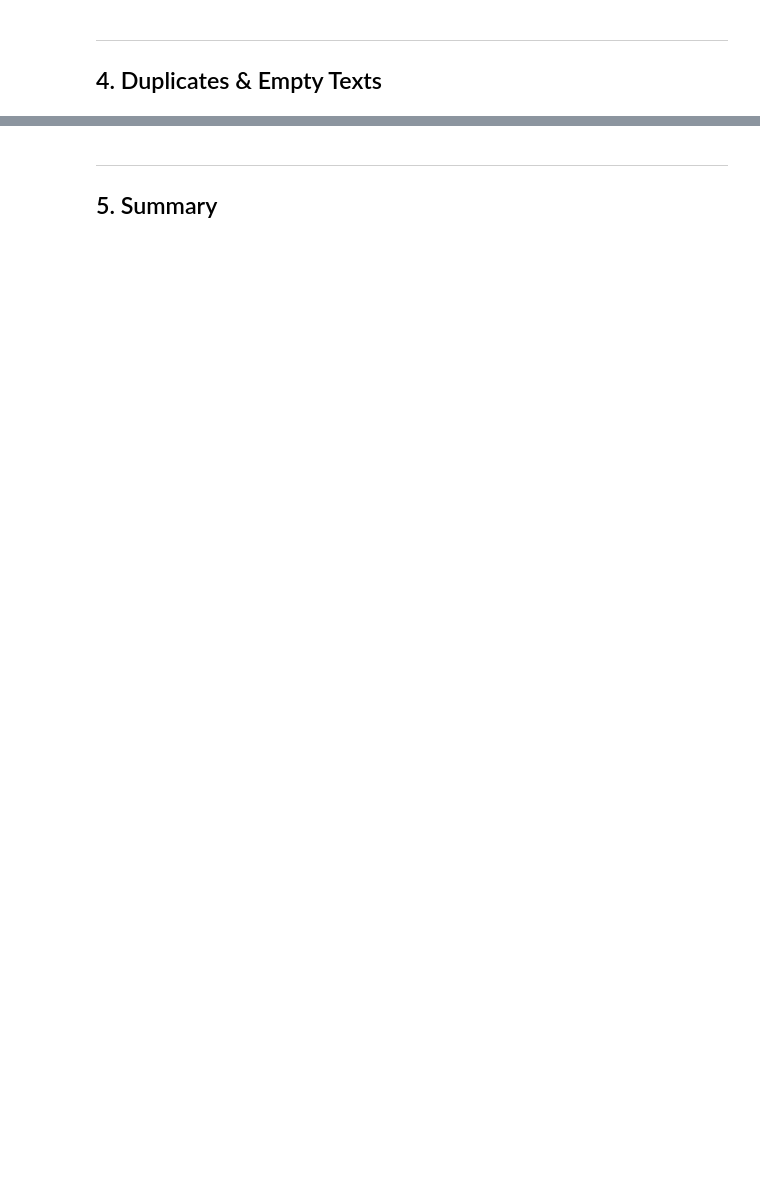
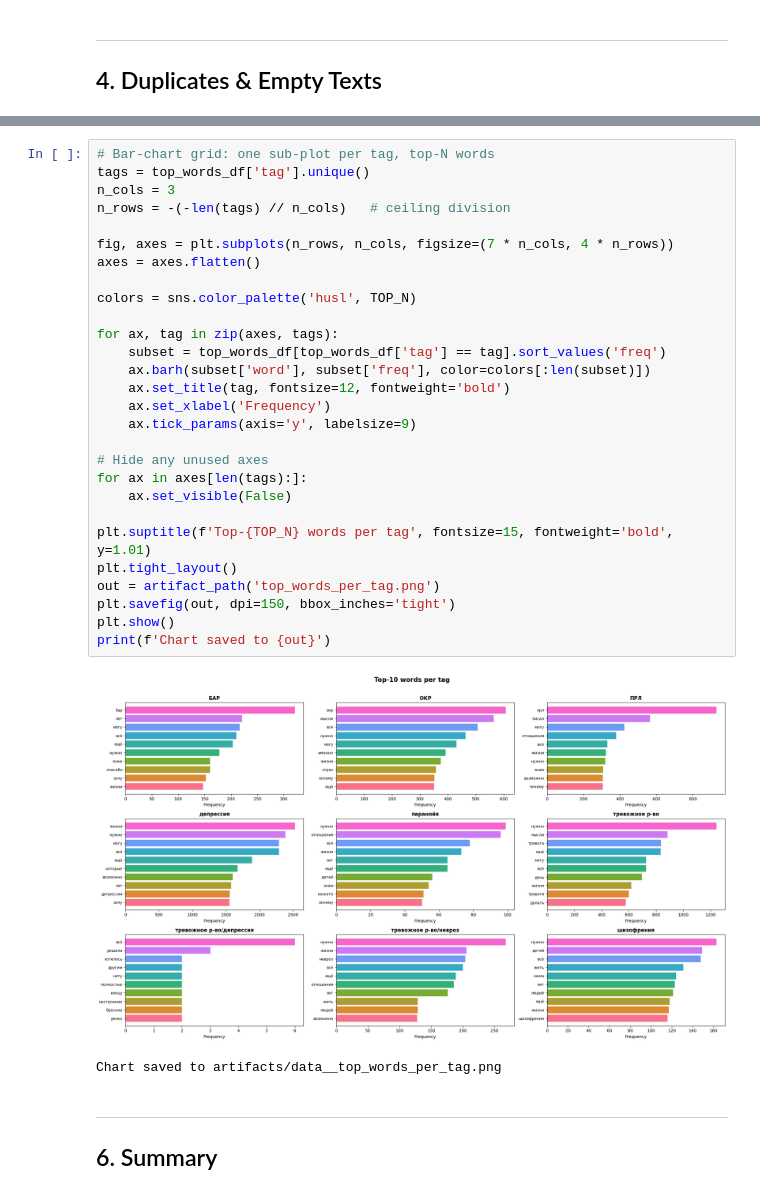
Before and after one commit to FONARMEISTER/forums-mental-issues-classifier, a Jupyter notebook: analysis.ipynb, the cells around one changed output, grey strips where cells are left out. Cells and saved outputs as stored; diff of their text form; blank space fills up the shorter version.

```diff
--- a/analysis.ipynb
+++ b/analysis.ipynb
@@ -277,6 +358,37 @@ Very short texts (< 5 words):    322 (0.87%)
+# %%
+# Bar-chart grid: one sub-plot per tag, top-N words
+tags = top_words_df['tag'].unique()
+n_cols = 3
+n_rows = -(-len(tags) // n_cols)   # ceiling division
+
+fig, axes = plt.subplots(n_rows, n_cols, figsize=(7 * n_cols, 4 * n_rows))
+axes = axes.flatten()
+
+colors = sns.color_palette('husl', TOP_N)
+
+for ax, tag in zip(axes, tags):
+    subset = top_words_df[top_words_df['tag'] == tag].sort_values('freq')
+    ax.barh(subset['word'], subset['freq'], color=colors[:len(subset)])
+    ax.set_title(tag, fontsize=12, fontweight='bold')
+    ax.set_xlabel('Frequency')
+    ax.tick_params(axis='y', labelsize=9)
+
+# Hide any unused axes
+for ax in axes[len(tags):]:
+    ax.set_visible(False)
+
+plt.suptitle(f'Top-{TOP_N} words per tag', fontsize=15, fontweight='bold', y=1.01)
+plt.tight_layout()
+out = artifact_path('top_words_per_tag.png')
+plt.savefig(out, dpi=150, bbox_inches='tight')
+plt.show()
+print(f'Chart saved to {out}')
+# %% [output]
+[figure, added]
+Chart saved to artifacts/data__top_words_per_tag.png
 # %% [markdown]
 ---
-## 5. Summary
+## 6. Summary
 # %%
 summary = {
     'dataset_file': DATASET_FILENAME,
```
Also changed, not shown: parts of 12 cells of this notebook, 2 other files.
